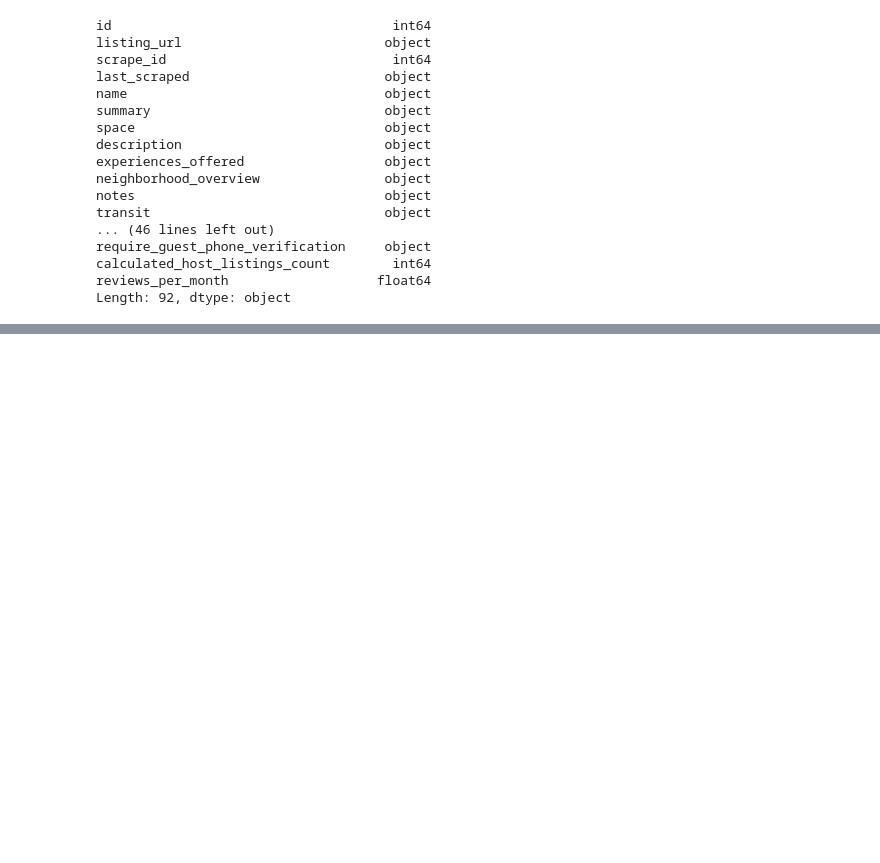
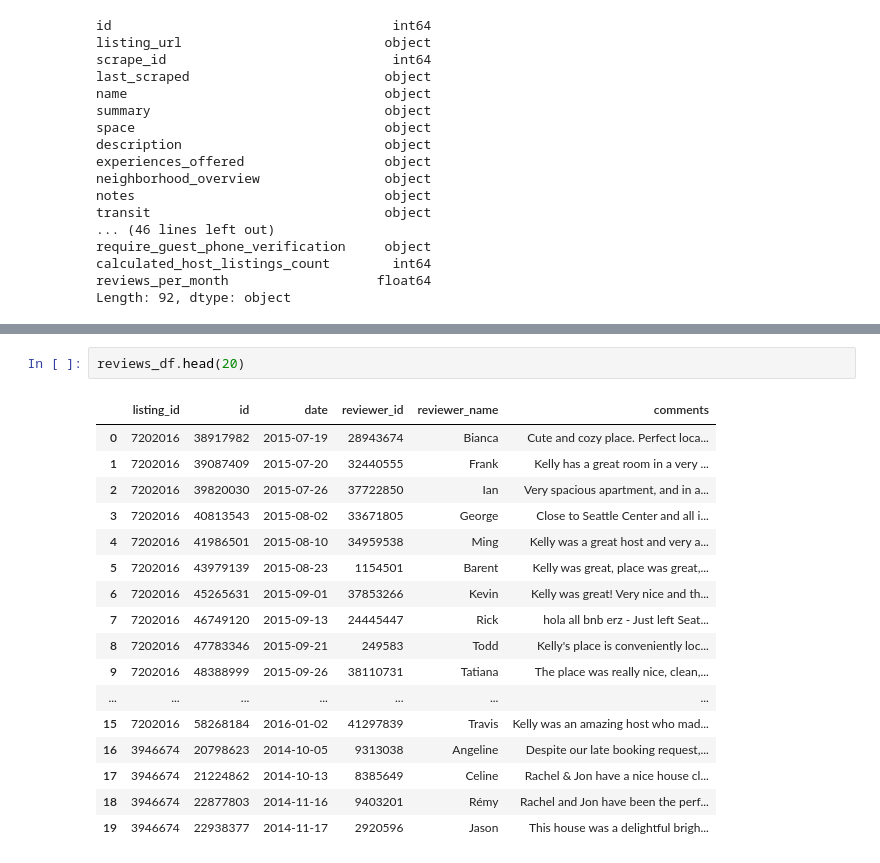
Before and after one commit to iwishwish/airbnb, a Jupyter notebook: a look at data.ipynb, the cells around one changed output, grey strips where cells are left out. Saved outputs shown, nothing was run; the diff lists cells and outputs as text; blank space fills up the shorter version.

```diff
--- a/a look at data.ipynb
+++ b/a look at data.ipynb
@@ -62,0 +80,20 @@ Length: 92, dtype: object
+# %%
+reviews_df.head(20)
+# %% [output]
+|  | listing_id | id | date | reviewer_id | reviewer_name | comments |
+| 0 | 7202016 | 38917982 | 2015-07-19 | 28943674 | Bianca | Cute and cozy place. Perfect loca... |
+| 1 | 7202016 | 39087409 | 2015-07-20 | 32440555 | Frank | Kelly has a great room in a very ... |
+| 2 | 7202016 | 39820030 | 2015-07-26 | 37722850 | Ian | Very spacious apartment, and in a... |
+| 3 | 7202016 | 40813543 | 2015-08-02 | 33671805 | George | Close to Seattle Center and all i... |
+| 4 | 7202016 | 41986501 | 2015-08-10 | 34959538 | Ming | Kelly was a great host and very a... |
+| 5 | 7202016 | 43979139 | 2015-08-23 | 1154501 | Barent | Kelly was great, place was great,... |
+| 6 | 7202016 | 45265631 | 2015-09-01 | 37853266 | Kevin | Kelly was great! Very nice and th... |
+| 7 | 7202016 | 46749120 | 2015-09-13 | 24445447 | Rick | hola all bnb erz - Just left Seat... |
+| 8 | 7202016 | 47783346 | 2015-09-21 | 249583 | Todd | Kelly's place is conveniently loc... |
+| 9 | 7202016 | 48388999 | 2015-09-26 | 38110731 | Tatiana | The place was really nice, clean,... |
+| ... | ... | ... | ... | ... | ... | ... |
+| 15 | 7202016 | 58268184 | 2016-01-02 | 41297839 | Travis | Kelly was an amazing host who mad... |
+| 16 | 3946674 | 20798623 | 2014-10-05 | 9313038 | Angeline | Despite our late booking request,... |
+| 17 | 3946674 | 21224862 | 2014-10-13 | 8385649 | Celine | Rachel & Jon have a nice house cl... |
+| 18 | 3946674 | 22877803 | 2014-11-16 | 9403201 | Rémy | Rachel and Jon have been the perf... |
+| 19 | 3946674 | 22938377 | 2014-11-17 | 2920596 | Jason | This house was a delightful brigh... |
```
Also changed, not shown: parts of 17 cells of this notebook.
